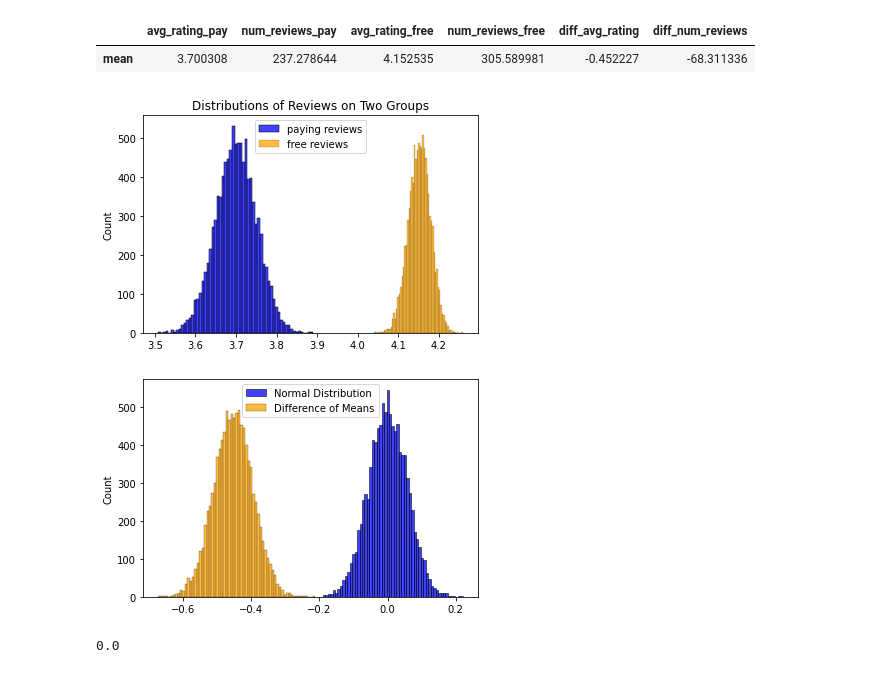
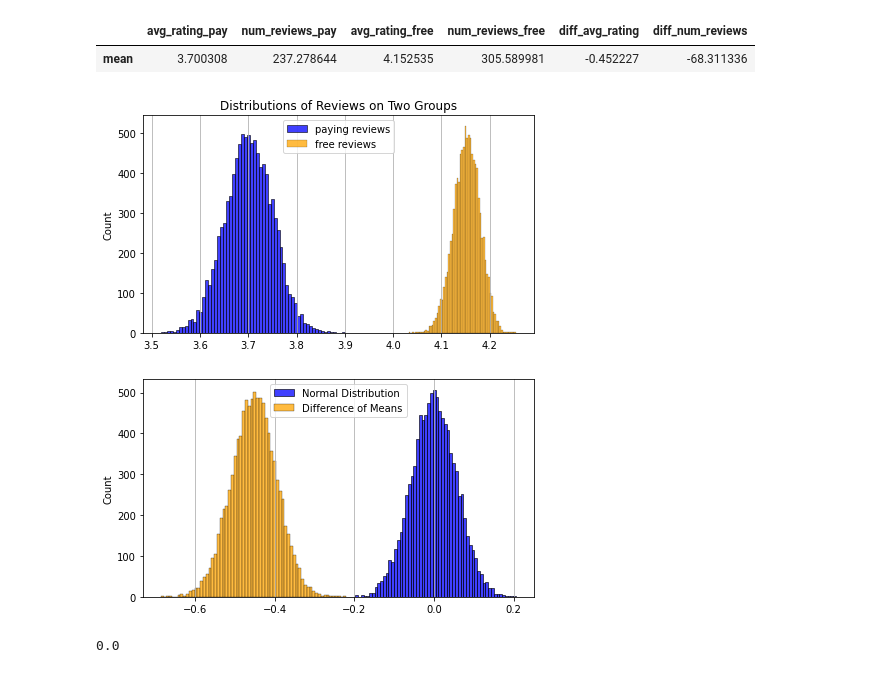
Before and after one commit to mriosrivas/udemy-courses, a Jupyter notebook: 2.-Paid-Courses.ipynb, the cells around one changed output. Saved outputs shown, nothing was run; the diff lists cells and outputs as text; code cells hidden in the pictures.

```diff
--- a/2.-Paid-Courses.ipynb
+++ b/2.-Paid-Courses.ipynb
@@ -78,22 +78,26 @@ for i in range(10000):
     free_means.append(free_mean)
     diff_means.append(pay_mean - free_mean)
 # %%
+plt.rcParams['figure.figsize']=(7,4)
 sns.histplot(pay_means, color='blue', label='paying reviews')
 sns.histplot(free_means, color='orange', label='free reviews')
 plt.legend()
 plt.title('Distributions of Reviews on Two Groups')
+plt.grid(axis='x')
 plt.show()
 # %% [output]
-[figure, old version]
+[figure, new version]
 # %%
 diff_normal = np.random.normal(0.0, np.std(diff_means), 10000 )
 # %%
+plt.rcParams['figure.figsize']=(7,4)
 sns.histplot(diff_normal, color='blue', label='Normal Distribution')
 sns.histplot(diff_means, color='orange', label='Difference of Means')
+plt.grid(axis='x')
 plt.legend()
 plt.show()
 # %% [output]
-[figure, old version]
+[figure, new version]
 # %%
 mu = df_pay['avg_rating'].mean() - df_free['avg_rating'].mean()
 # %%
```
Also changed, not shown: 3 other files.
